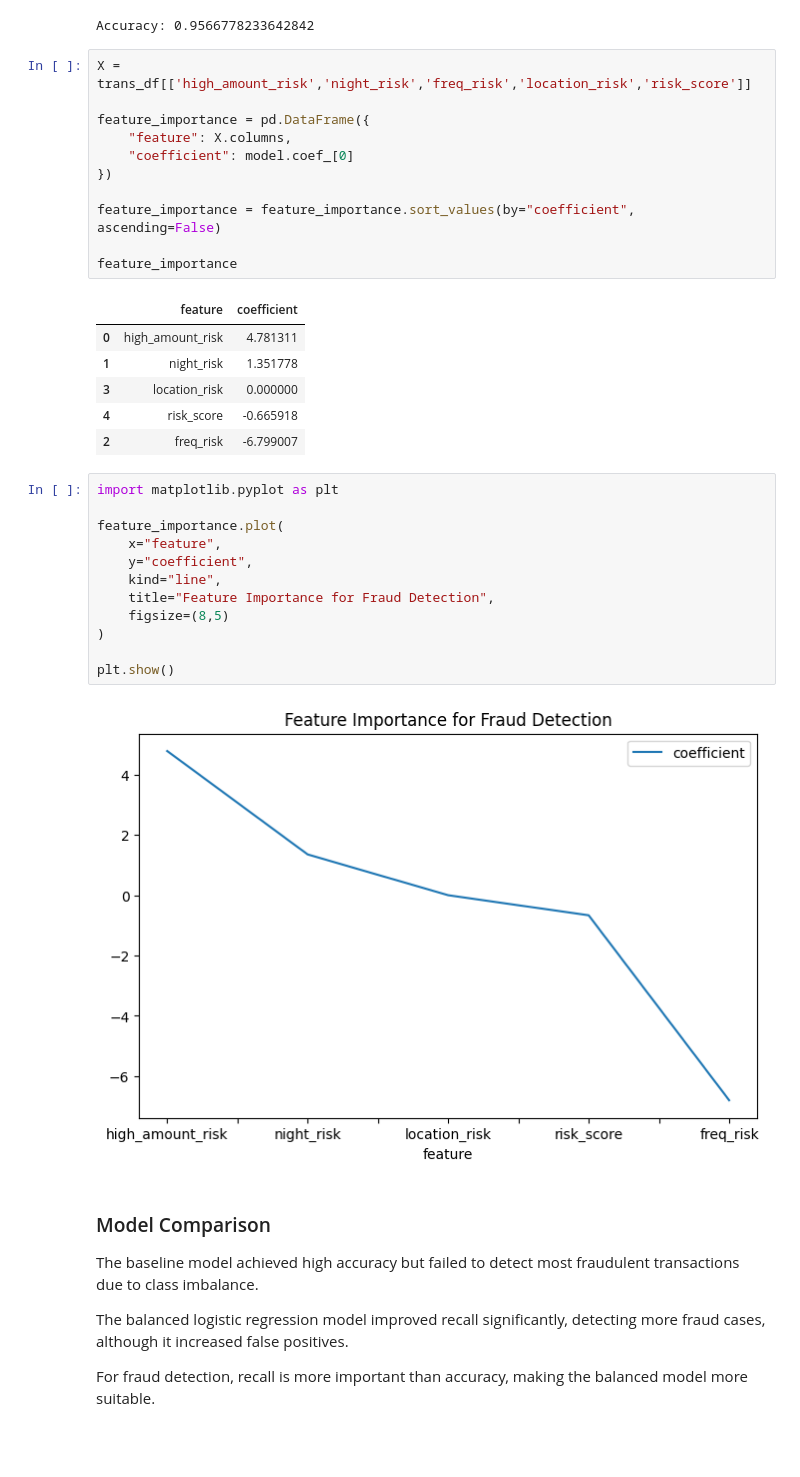
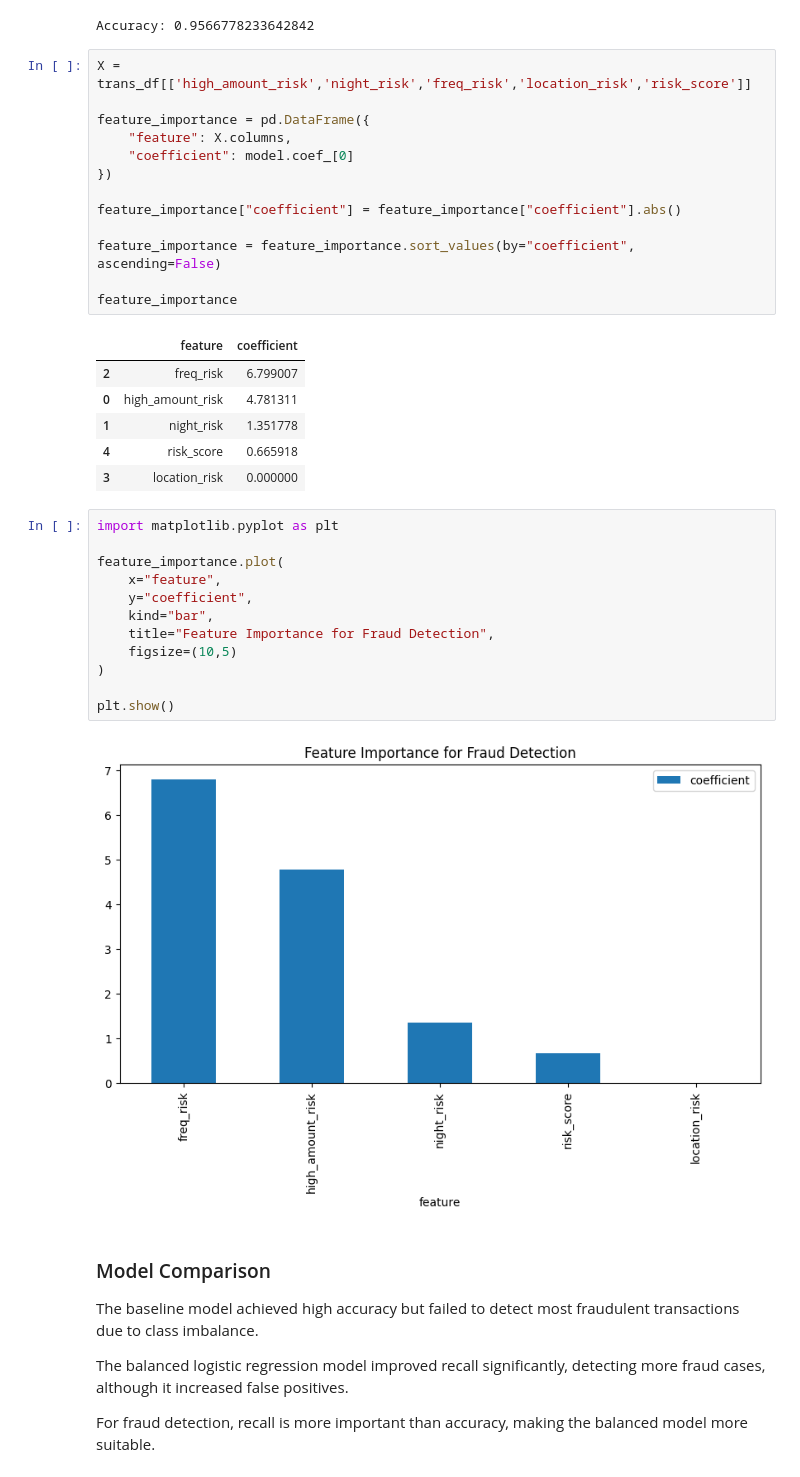
Before and after one commit to zairahussain27/AI-Fraud-Detection-Risk-Intelligence-System, a Jupyter notebook: notebooks/04_model_building.ipynb, the cells around one changed output. Drawn from its saved outputs; the diff is of its cells as text; blank space fills up the shorter version.

Commit message:
Improved feature importance visualization by using absolute coefficient values for better interpretability

```diff
--- a/notebooks/04_model_building.ipynb
+++ b/notebooks/04_model_building.ipynb
@@ -86,30 +86,32 @@ feature_importance = pd.DataFrame({
     "coefficient": model.coef_[0]
 })
 
+feature_importance["coefficient"] = feature_importance["coefficient"].abs()
+
 feature_importance = feature_importance.sort_values(by="coefficient", ascending=False)
 
 feature_importance
 # %% [output]
 |  | feature | coefficient |
+| 2 | freq_risk | 6.799007 |
 | 0 | high_amount_risk | 4.781311 |
 | 1 | night_risk | 1.351778 |
+| 4 | risk_score | 0.665918 |
 | 3 | location_risk | 0.000000 |
-| 4 | risk_score | -0.665918 |
-| 2 | freq_risk | -6.799007 |
 # %%
 import matplotlib.pyplot as plt
 
 feature_importance.plot(
     x="feature",
     y="coefficient",
-    kind="line",
+    kind="bar",
     title="Feature Importance for Fraud Detection",
-    figsize=(8,5)
+    figsize=(10,5)
 )
 
 plt.show()
 # %% [output]
-[figure, old version]
+[figure, new version]
 # %% [markdown]
 ### Model Comparison
 
```
